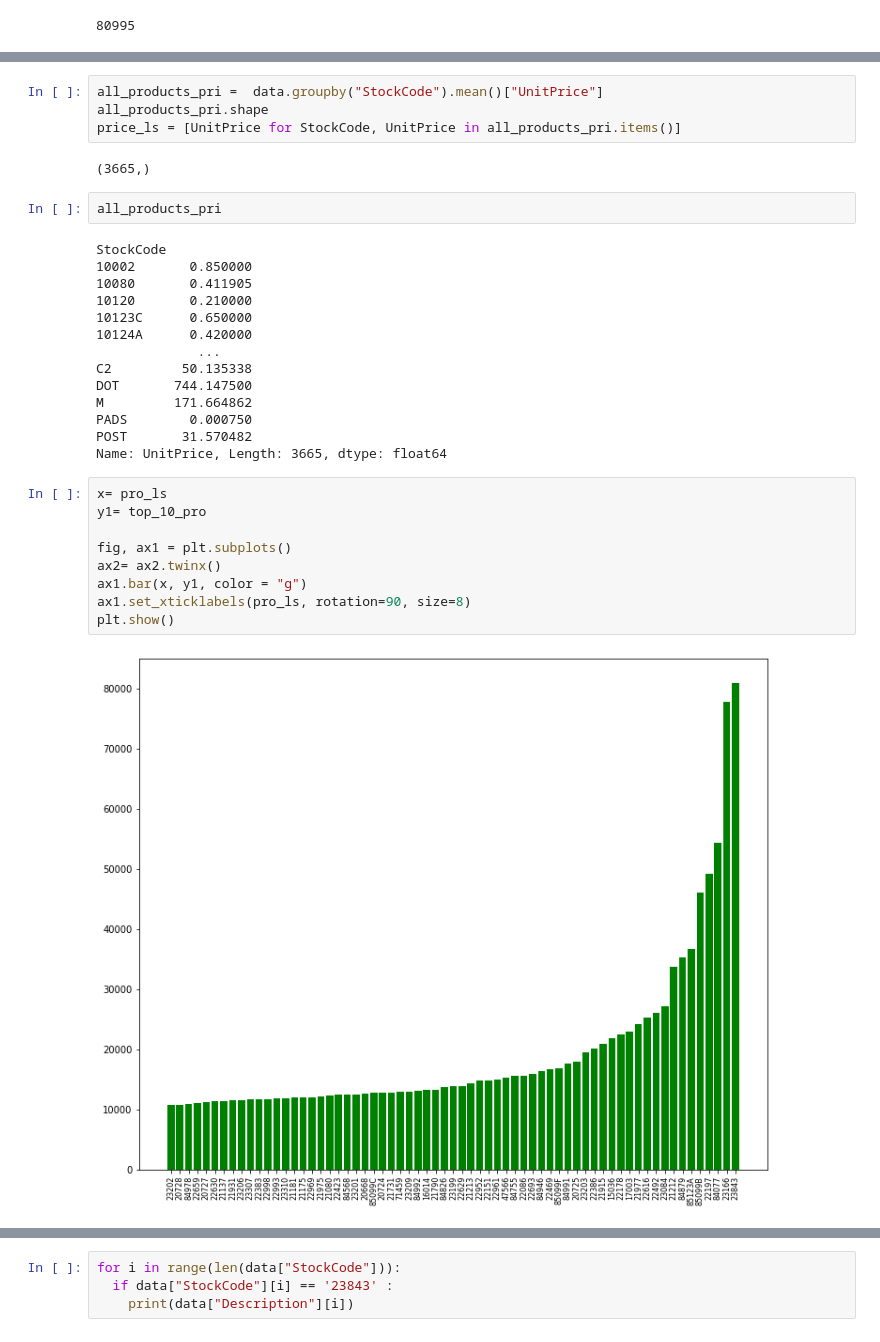
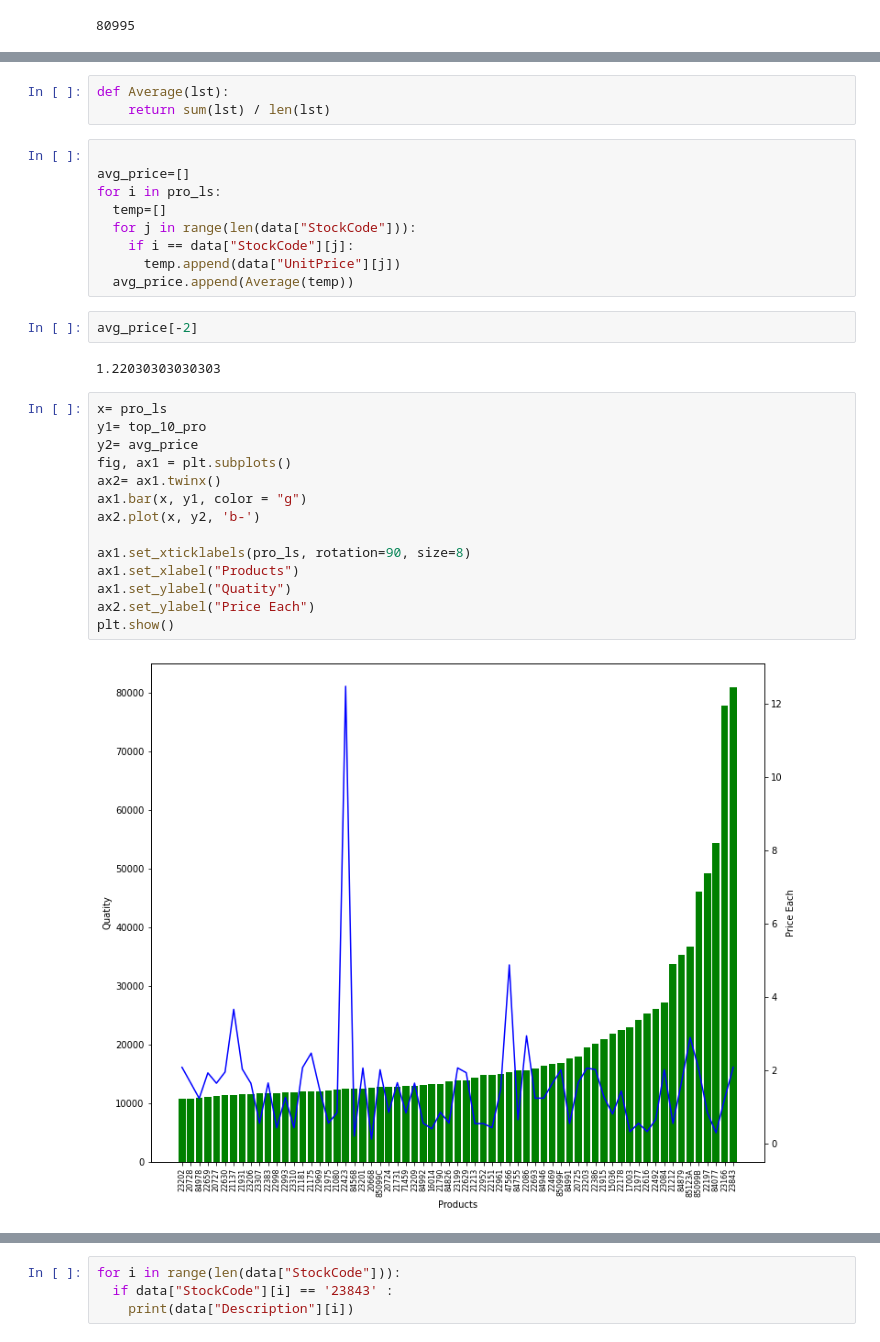
Before and after one commit to Edna-soso/DataAnalysis_Project, a Jupyter notebook: Data_Visualization/Data_Visualization.ipynb, the cells around one changed output, grey strips where cells are left out. Cells and saved outputs as stored; diff of their text form.

Commit message:
subplots

```diff
--- a/Data_Visualization/Data_Visualization.ipynb
+++ b/Data_Visualization/Data_Visualization.ipynb
@@ -274,33 +277,32 @@ pro_ls =  [StockCode for StockCode, Quantity in top_10_pro.items()]
-# %%
-all_products_pri =  data.groupby("StockCode").mean()["UnitPrice"]
-all_products_pri.shape
-price_ls = [UnitPrice for StockCode, UnitPrice in all_products_pri.items()]
-# %% [output]
-(3665,)
-# %%
-all_products_pri
-# %% [output]
-StockCode
-10002       0.850000
-10080       0.411905
-10120       0.210000
-10123C      0.650000
-10124A      0.420000
-             ...
-C2         50.135338
-DOT       744.147500
-M         171.664862
-PADS        0.000750
-POST       31.570482
-Name: UnitPrice, Length: 3665, dtype: float64
+# %%
+def Average(lst):
+    return sum(lst) / len(lst)
+# %%
+
+avg_price=[]
+for i in pro_ls:
+  temp=[]
+  for j in range(len(data["StockCode"])):
+    if i == data["StockCode"][j]:
+      temp.append(data["UnitPrice"][j])
+  avg_price.append(Average(temp))
+# %%
+avg_price[-2]
+# %% [output]
+1.22030303030303
 # %%
 x= pro_ls
 y1= top_10_pro
+y2= avg_price
+fig, ax1 = plt.subplots()
+ax2= ax1.twinx()
+ax1.bar(x, y1, color = "g")
+ax2.plot(x, y2, 'b-')
 
-fig, ax1 = plt.subplots()
-ax2= ax2.twinx()
-ax1.bar(x, y1, color = "g")
 ax1.set_xticklabels(pro_ls, rotation=90, size=8)
+ax1.set_xlabel("Products")
+ax1.set_ylabel("Quatity")
+ax2.set_ylabel("Price Each")
 plt.show()
 # %% [output]
-[figure, old version]
+[figure, new version]
```
Also changed, not shown: parts of 3 cells of this notebook.
